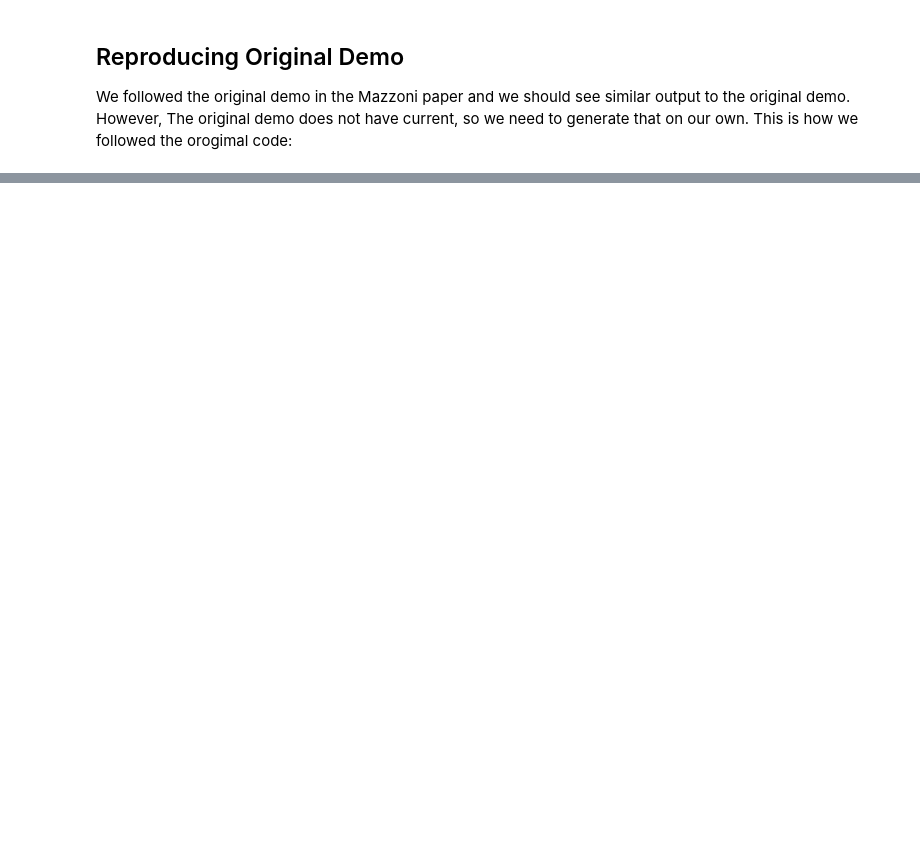
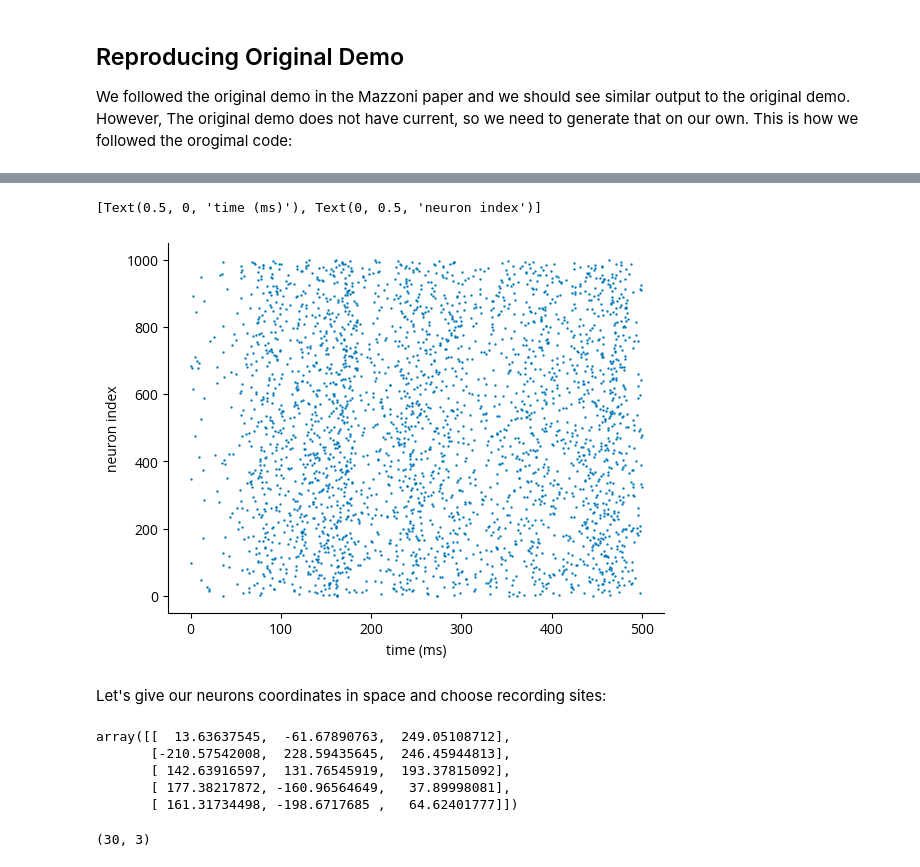
Before and after one commit to Sensory-Information-Processing-Lab/tklfp, a Jupyter notebook: notebooks/demo.ipynb, the cells around one changed output, grey strips where cells are left out. Cells and saved outputs as stored; diff of their text form; code cells hidden in the pictures; blank space fills up the shorter version.

```diff
--- a/notebooks/demo.ipynb
+++ b/notebooks/demo.ipynb
@@ -88,0 +276,26 @@ plt.xticks(range(9), labels=x)
+# %%
+fig, ax = plt.subplots()
+ax.scatter(spike_monitor.t / b2.ms, spike_monitor.i, s=0.5)
+ax.set(xlabel="time (ms)", ylabel="neuron index")
+# %% [output]
+[Text(0.5, 0, 'time (ms)'), Text(0, 0.5, 'neuron index')]
+[figure, added]
+# %% [markdown]
+Let's give our neurons coordinates in space and choose recording sites:
+# %%
+rng = np.random.default_rng()
+neuron_coords = rng.uniform(-250, 250, (N_Excit + N_Inhib, 3))
+neuron_coords[:5]
+# %% [output]
+array([[  13.63637545,  -61.67890763,  249.05108712],
+       [-210.57542008,  228.59435645,  246.45944813],
+       [ 142.63916597,  131.76545919,  193.37815092],
+       [ 177.38217872, -160.96564649,   37.89998081],
+       [ 161.31734498, -198.6717685 ,   64.62401777]])
+# %%
+rec_radii = np.array([0, 250, 500])
+elec_coords = np.meshgrid(rec_radii, [0], np.linspace(-400, 600, 10))
+elec_coords = np.column_stack([a.flatten() for a in elec_coords])
+elec_coords.shape
+# %% [output]
+(30, 3)
```
Also changed, not shown: parts of 18 cells of this notebook, 9 other files.
